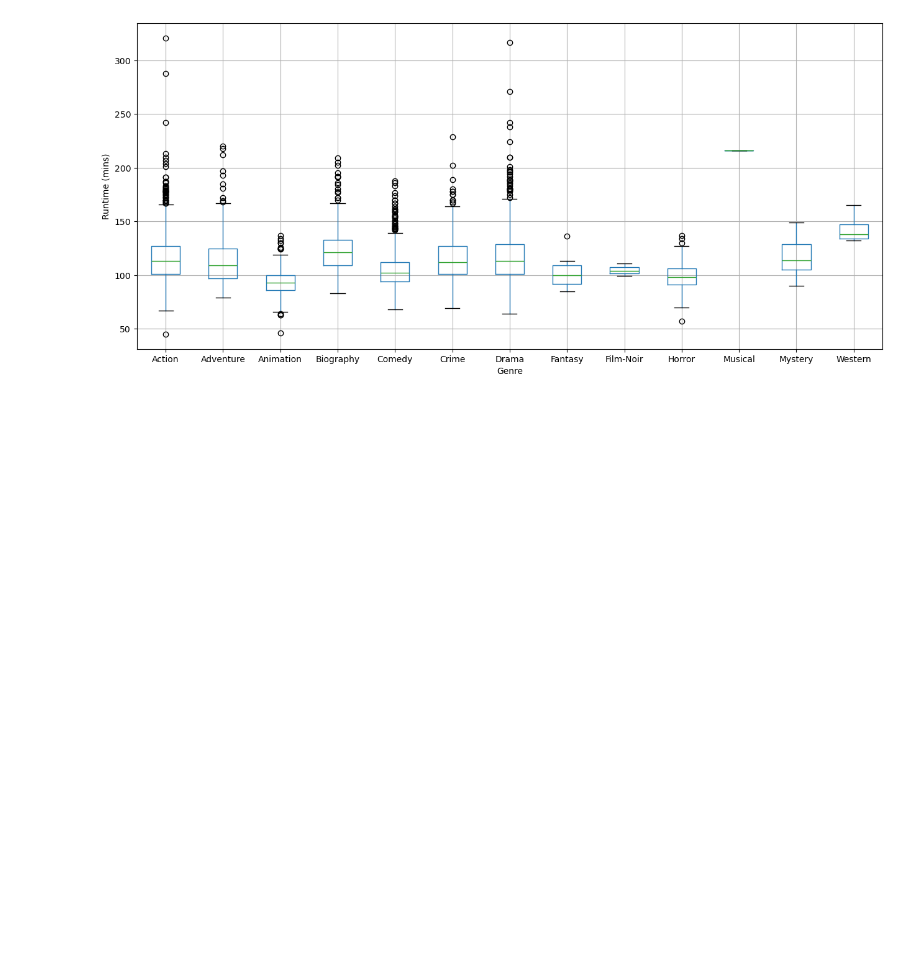
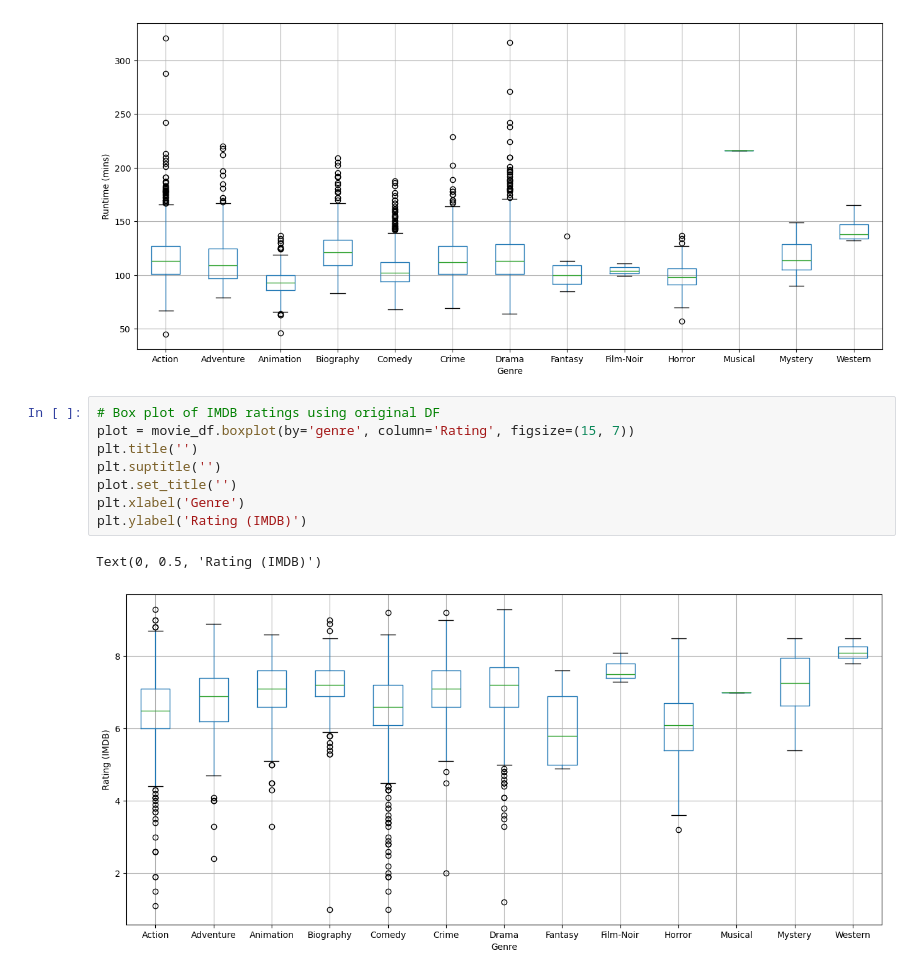
Before and after one commit to jvwastaken/Blockbuster-Breakdown, a Jupyter notebook: Brandon_Analysis/genre_dataset.ipynb, the cells around one changed output. Drawn from its saved outputs; the diff is of its cells as text; blank space fills up the shorter version.

```diff
--- a/Brandon_Analysis/genre_dataset.ipynb
+++ b/Brandon_Analysis/genre_dataset.ipynb
@@ -102,3 +102,14 @@ plt.ylabel('Runtime (mins)')
 # %% [output]
 Text(0, 0.5, 'Runtime (mins)')
 [figure]
+# %%
+# Box plot of IMDB ratings using original DF
+plot = movie_df.boxplot(by='genre', column='Rating', figsize=(15, 7))
+plt.title('')
+plt.suptitle('')
+plot.set_title('')
+plt.xlabel('Genre')
+plt.ylabel('Rating (IMDB)')
+# %% [output]
+Text(0, 0.5, 'Rating (IMDB)')
+[figure, added]
```
Also changed, not shown: parts of 3 cells of this notebook.
